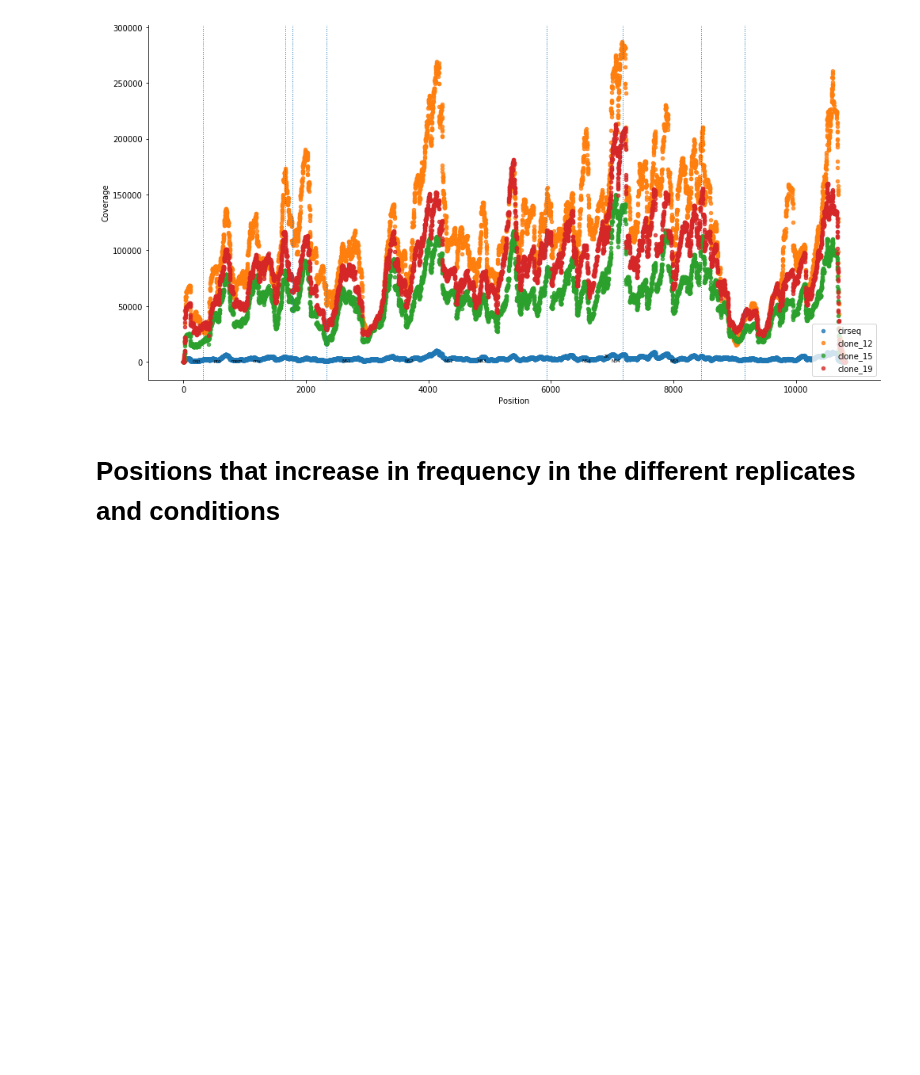
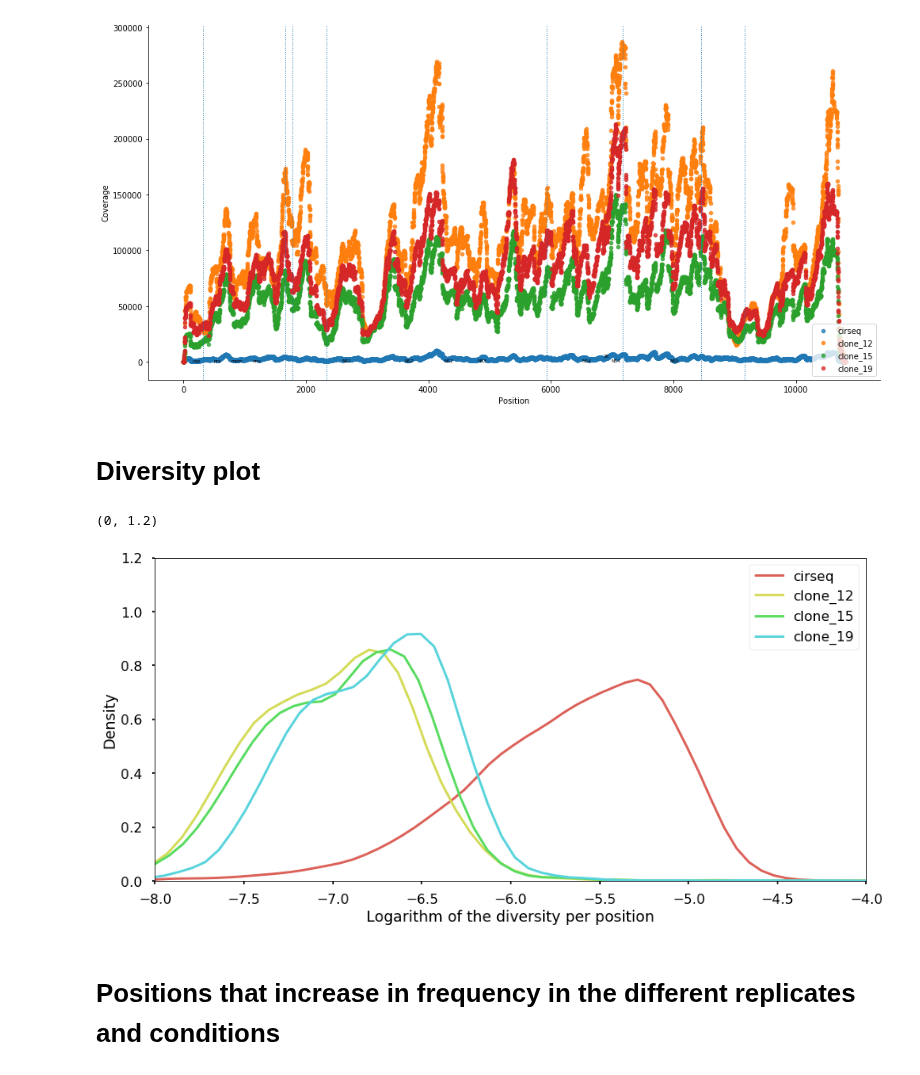
Before and after one commit to Boussau/Notebooks, a Jupyter notebook: Notebooks/Viromics/analysis_CirSeqAndCloneSamples.ipynb, the cells around one changed output. Saved outputs shown, nothing was run; the diff lists cells and outputs as text; code cells hidden in the pictures; blank space fills up the shorter version.

Commit message:
Diversity analysis for clone and cirseq samples.

```diff
--- a/Notebooks/Viromics/analysis_CirSeqAndCloneSamples.ipynb
+++ b/Notebooks/Viromics/analysis_CirSeqAndCloneSamples.ipynb
@@ -212,6 +212,24 @@ def plotCoverage(tables, names):
 plotCoverage(tables_clone, all_table_names)
 # %% [output]
 [figure]
+# %% [markdown]
+# Diversity plot
+# %%
+f, ax = plt.subplots(figsize=(15, 7))
+lm=sns.kdeplot(np.log(tables_clone[0]["1_major_variant_frequency"]), label="cirseq")
+lm.set_ylabel('Density')
+lm.set_xlabel('Logarithm of the diversity per position')
+
+lm=sns.kdeplot(np.log(tables_clone[1]["1_major_variant_frequency"]), label="clone_12")
+lm=sns.kdeplot(np.log(tables_clone[2]["1_major_variant_frequency"]), label="clone_15")
+lm=sns.kdeplot(np.log(tables_clone[3]["1_major_variant_frequency"]), label="clone_19")
+
+axes = lm.axes
+axes.set_xlim(-8,-4)
+axes.set_ylim(0,1.2)
+# %% [output]
+(0, 1.2)
+[figure, added]
 # %% [markdown]
 # Positions that increase in frequency in the different replicates and conditions
 # %%
```
